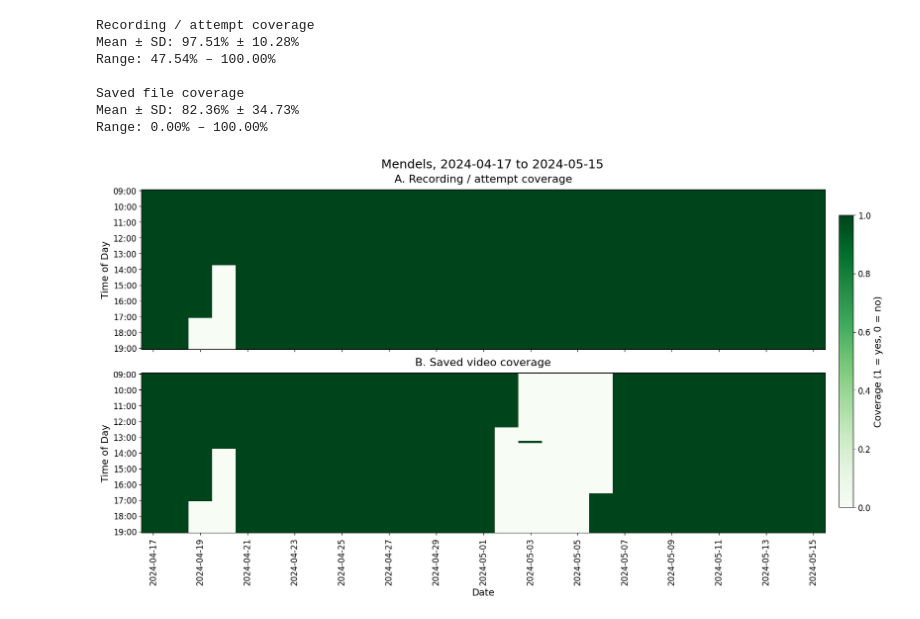
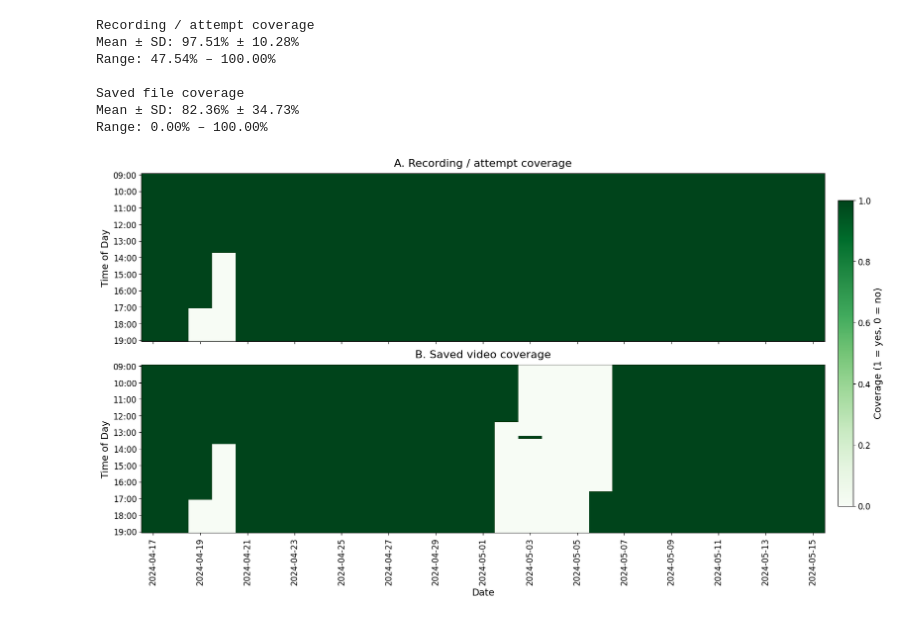
Before and after one commit to eai6/BeeMonitor, a Jupyter notebook: research/hardware_evaluation.ipynb, the cells around one changed output. Cells and saved outputs as stored; diff of their text form; code cells hidden in the pictures.

Commit message:
Organized research data for MEE
Analysis code and data are now ready

```diff
--- a/research/hardware_evaluation.ipynb
+++ b/research/hardware_evaluation.ipynb
@@ -3,7 +3,7 @@ import pandas as pd
 import matplotlib.pyplot as plt
 
 # Load your CSV
-df = pd.read_csv("research_data/video_filenames.csv")  # change path if needed
+df = pd.read_csv("research_data/mee_video_filenames.csv")  # change path if needed
 
 # Parse datetime
 df['recorded_at'] = pd.to_datetime(df['recorded_at'], utc=True)
@@ -12,13 +12,13 @@ df['recorded_at'] = pd.to_datetime(df['recorded_at'], utc=True)
 df['site'] = df['site'].str.lower()
 df['status'] = df['status'].str.lower()
 
-# 🔥 Filter: mendels + ready files
+# Filter: mendels + ready files
 df = df[(df['site'] == 'mendels') & (df['status'] == 'ready')].copy()
 
 # Convert to naive time (keeps displayed hour as-is)
 df['recorded_local'] = df['recorded_at'].dt.tz_localize(None)
 
-# 🔥 Filter: Release 1 ONLY (exclude May 16 collection day)
+# Filter: Release 1 ONLY (exclude May 16 collection day)
 start_date = pd.Timestamp("2024-04-17")
 end_date   = pd.Timestamp("2024-05-15")
 
@@ -214,35 +214,35 @@ for ax, (cov, title) in zip(axes, panels):
         vmin=0, vmax=1
     )
 
     ax.set_title(title, pad=10)
     ax.set_ylabel("Time of Day")
 
     # Hourly ticks only
     hourly_positions = [i for i, t in enumerate(time_slots) if t.minute == 0]
     hourly_labels = [t.strftime("%H:%M") for t in time_slots if t.minute == 0]
 
     ax.set_yticks(hourly_positions)
     ax.set_yticklabels(hourly_labels)
 
 # Reduce x tick density (every 2 days)
 tick_idx = np.arange(0, len(full_dates), 2)
 axes[-1].set_xticks(tick_idx)
 axes[-1].set_xticklabels(
     [full_dates[i].strftime("%Y-%m-%d") for i in tick_idx],
     rotation=90
 )
 axes[-1].set_xlabel("Date")
 
 # Shared colorbar (clean placement)
 cbar = fig.colorbar(im, ax=axes, location="right", shrink=0.85, pad=0.02)
 cbar.set_label("Coverage (1 = yes, 0 = no)")
 
 # Main title
-fig.suptitle(
-    "Mendels, 2024-04-17 to 2024-05-15",
-    fontsize=18
-)
+# fig.suptitle(
+#     "Mendels, 2024-04-17 to 2024-05-15",
+#     fontsize=18
+# )
 
 plt.show()
 # %% [output]
-[figure, old version]
+[figure, new version]
```
Also changed, not shown: 16 other files.
